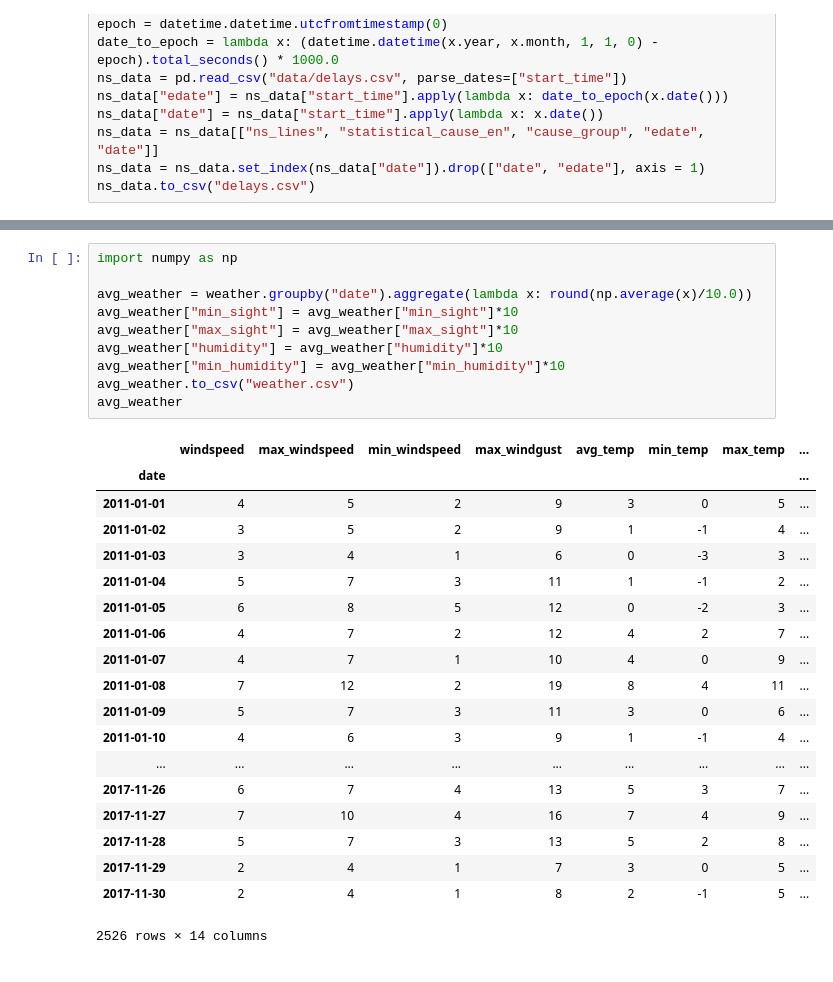
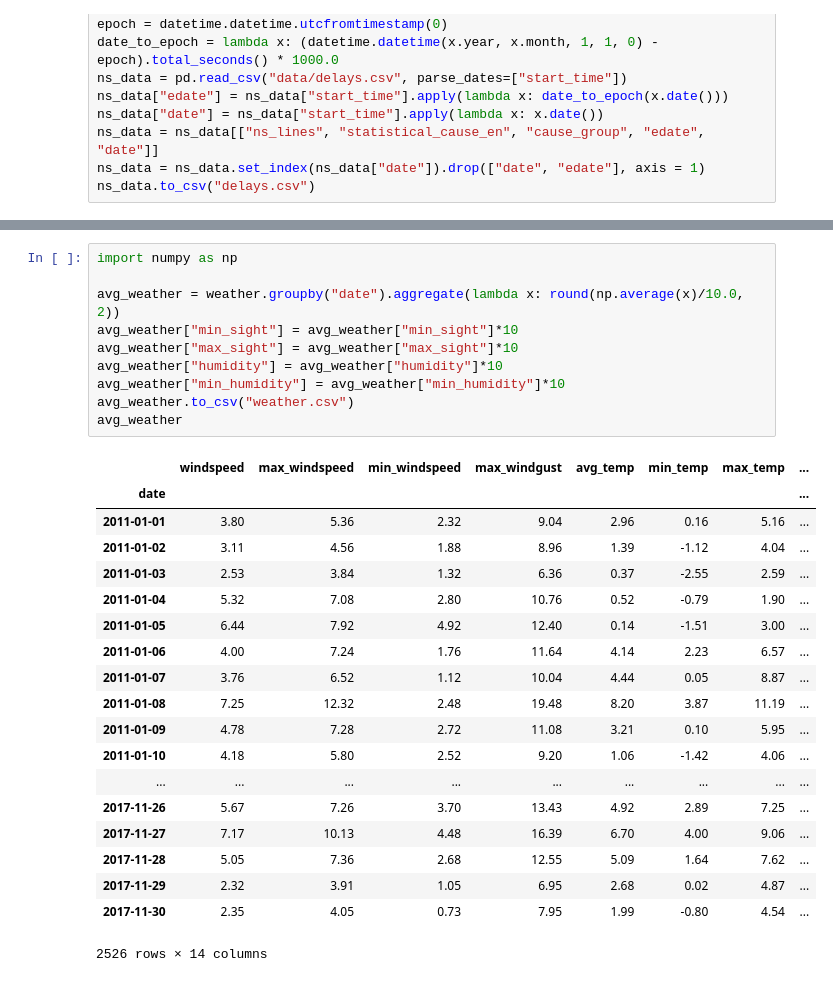
Before and after one commit to RaviShivam/NS_vs_Weather, a Jupyter notebook: preprocessor v2.ipynb, the cells around one changed output, grey strips where cells are left out. Saved outputs shown, nothing was run; the diff lists cells and outputs as text.

```diff
--- a/preprocessor v2.ipynb
+++ b/preprocessor v2.ipynb
@@ -46,30 +47,30 @@ weather
 # %%
 import numpy as np
 
-avg_weather = weather.groupby("date").aggregate(lambda x: round(np.average(x)/10.0))
+avg_weather = weather.groupby("date").aggregate(lambda x: round(np.average(x)/10.0, 2))
 avg_weather["min_sight"] = avg_weather["min_sight"]*10
 avg_weather["max_sight"] = avg_weather["max_sight"]*10
 avg_weather["humidity"] = avg_weather["humidity"]*10
 avg_weather["min_humidity"] = avg_weather["min_humidity"]*10
 avg_weather.to_csv("weather.csv")
 avg_weather
 # %% [output]
 |  | windspeed | max_windspeed | min_windspeed | max_windgust | avg_temp | min_temp | max_temp | ... |
 | date |  |  |  |  |  |  |  | ... |
-| 2011-01-01 | 4 | 5 | 2 | 9 | 3 | 0 | 5 | ... |
-| 2011-01-02 | 3 | 5 | 2 | 9 | 1 | -1 | 4 | ... |
-| 2011-01-03 | 3 | 4 | 1 | 6 | 0 | -3 | 3 | ... |
-| 2011-01-04 | 5 | 7 | 3 | 11 | 1 | -1 | 2 | ... |
-| 2011-01-05 | 6 | 8 | 5 | 12 | 0 | -2 | 3 | ... |
-| 2011-01-06 | 4 | 7 | 2 | 12 | 4 | 2 | 7 | ... |
-| 2011-01-07 | 4 | 7 | 1 | 10 | 4 | 0 | 9 | ... |
-| 2011-01-08 | 7 | 12 | 2 | 19 | 8 | 4 | 11 | ... |
-| 2011-01-09 | 5 | 7 | 3 | 11 | 3 | 0 | 6 | ... |
-| 2011-01-10 | 4 | 6 | 3 | 9 | 1 | -1 | 4 | ... |
+| 2011-01-01 | 3.80 | 5.36 | 2.32 | 9.04 | 2.96 | 0.16 | 5.16 | ... |
+| 2011-01-02 | 3.11 | 4.56 | 1.88 | 8.96 | 1.39 | -1.12 | 4.04 | ... |
+| 2011-01-03 | 2.53 | 3.84 | 1.32 | 6.36 | 0.37 | -2.55 | 2.59 | ... |
+| 2011-01-04 | 5.32 | 7.08 | 2.80 | 10.76 | 0.52 | -0.79 | 1.90 | ... |
+| 2011-01-05 | 6.44 | 7.92 | 4.92 | 12.40 | 0.14 | -1.51 | 3.00 | ... |
+| 2011-01-06 | 4.00 | 7.24 | 1.76 | 11.64 | 4.14 | 2.23 | 6.57 | ... |
+| 2011-01-07 | 3.76 | 6.52 | 1.12 | 10.04 | 4.44 | 0.05 | 8.87 | ... |
+| 2011-01-08 | 7.25 | 12.32 | 2.48 | 19.48 | 8.20 | 3.87 | 11.19 | ... |
+| 2011-01-09 | 4.78 | 7.28 | 2.72 | 11.08 | 3.21 | 0.10 | 5.95 | ... |
+| 2011-01-10 | 4.18 | 5.80 | 2.52 | 9.20 | 1.06 | -1.42 | 4.06 | ... |
 | ... | ... | ... | ... | ... | ... | ... | ... | ... |
-| 2017-11-26 | 6 | 7 | 4 | 13 | 5 | 3 | 7 | ... |
-| 2017-11-27 | 7 | 10 | 4 | 16 | 7 | 4 | 9 | ... |
-| 2017-11-28 | 5 | 7 | 3 | 13 | 5 | 2 | 8 | ... |
-| 2017-11-29 | 2 | 4 | 1 | 7 | 3 | 0 | 5 | ... |
-| 2017-11-30 | 2 | 4 | 1 | 8 | 2 | -1 | 5 | ... |
+| 2017-11-26 | 5.67 | 7.26 | 3.70 | 13.43 | 4.92 | 2.89 | 7.25 | ... |
+| 2017-11-27 | 7.17 | 10.13 | 4.48 | 16.39 | 6.70 | 4.00 | 9.06 | ... |
+| 2017-11-28 | 5.05 | 7.36 | 2.68 | 12.55 | 5.09 | 1.64 | 7.62 | ... |
+| 2017-11-29 | 2.32 | 3.91 | 1.05 | 6.95 | 2.68 | 0.02 | 4.87 | ... |
+| 2017-11-30 | 2.35 | 4.05 | 0.73 | 7.95 | 1.99 | -0.80 | 4.54 | ... |
 2526 rows × 14 columns
```
Also changed, not shown: parts of 1 cell of this notebook, 2 other files.
